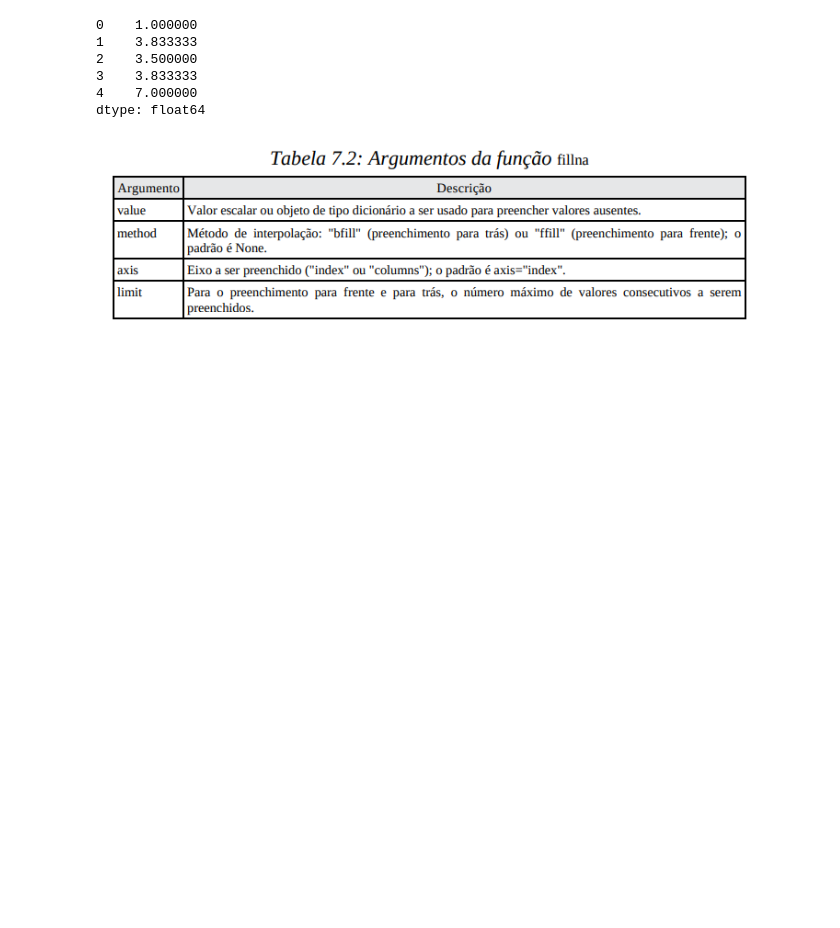
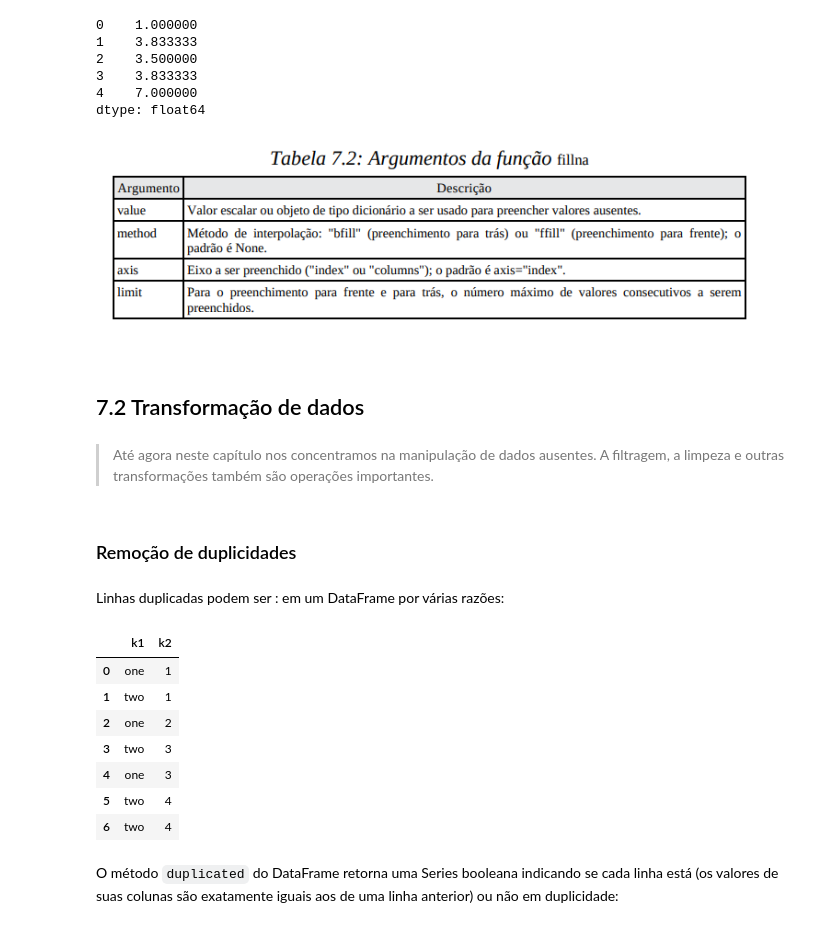
Before and after one commit to isaiassousa032/python-para-analise-de-dados-livro, a Jupyter notebook: Capitulo 7.ipynb, the cells around one changed output. Drawn from its saved outputs; the diff is of its cells as text; code cells hidden in the pictures; blank space fills up the shorter version.

```diff
--- a/Capitulo 7.ipynb
+++ b/Capitulo 7.ipynb
@@ -265,3 +265,30 @@ data.fillna(data.mean())
 dtype: float64
 # %% [markdown]
 ![image.png](attachment:9c00edab-6d39-41f0-ada9-4bf3058683b9.png)
+# %% [markdown]
+## 7.2 Transformação de dados
+# %% [markdown]
+>Até agora neste capítulo nos concentramos na manipulação de dados
+ausentes. A filtragem, a limpeza e outras transformações também são
+operações importantes.
+# %% [markdown]
+### Remoção de duplicidades
+# %% [markdown]
+Linhas duplicadas podem ser : em um DataFrame por várias
+razões:
+# %%
+data = pd.DataFrame({"k1": ["one", "two"] * 3 + ["two"], "k2": [1, 1, 2, 3, 3, 4, 4]})
+data
+# %% [output]
+|  | k1 | k2 |
+| 0 | one | 1 |
+| 1 | two | 1 |
+| 2 | one | 2 |
+| 3 | two | 3 |
+| 4 | one | 3 |
+| 5 | two | 4 |
+| 6 | two | 4 |
+# %% [markdown]
+O método `duplicated` do DataFrame retorna uma Series booleana indicando se
+cada linha está (os valores de suas colunas são exatamente iguais aos de uma
+linha anterior) ou não em duplicidade:
```
Also changed, not shown: parts of 8 cells of this notebook.
